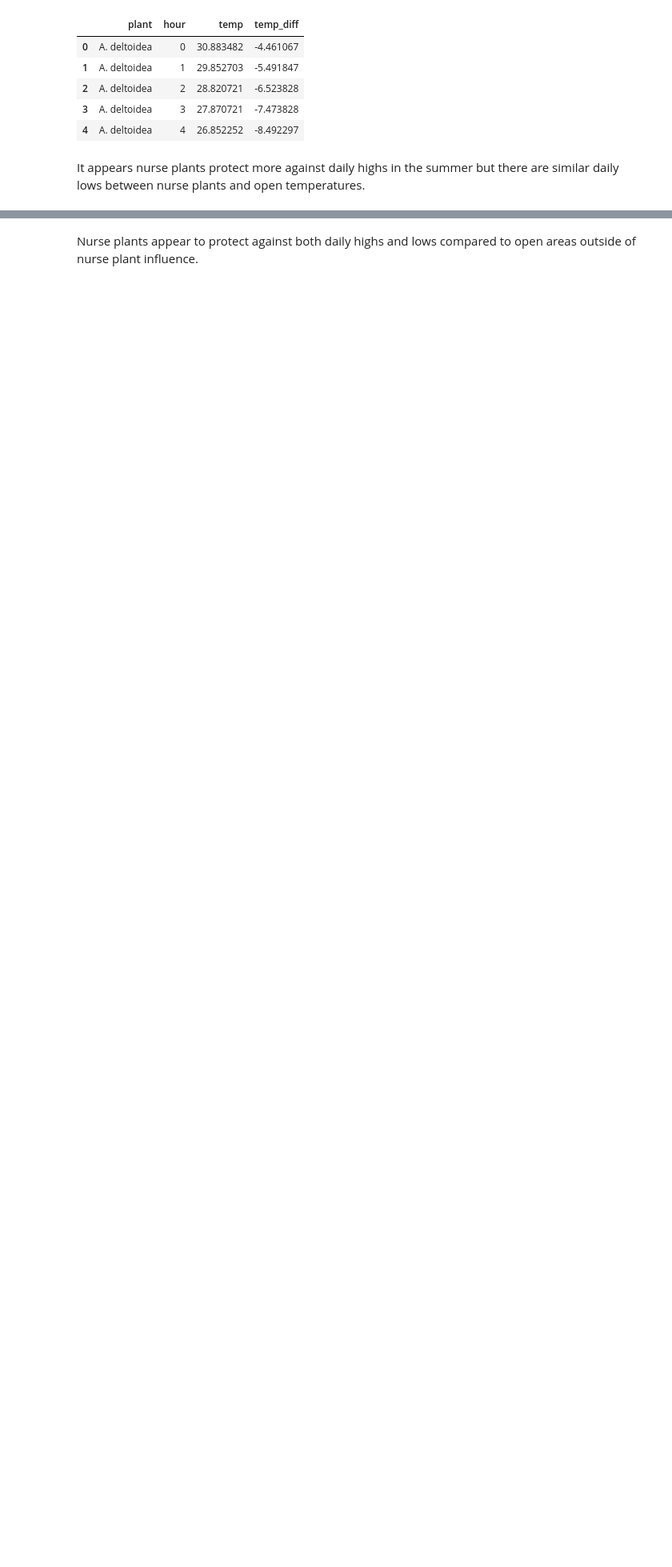
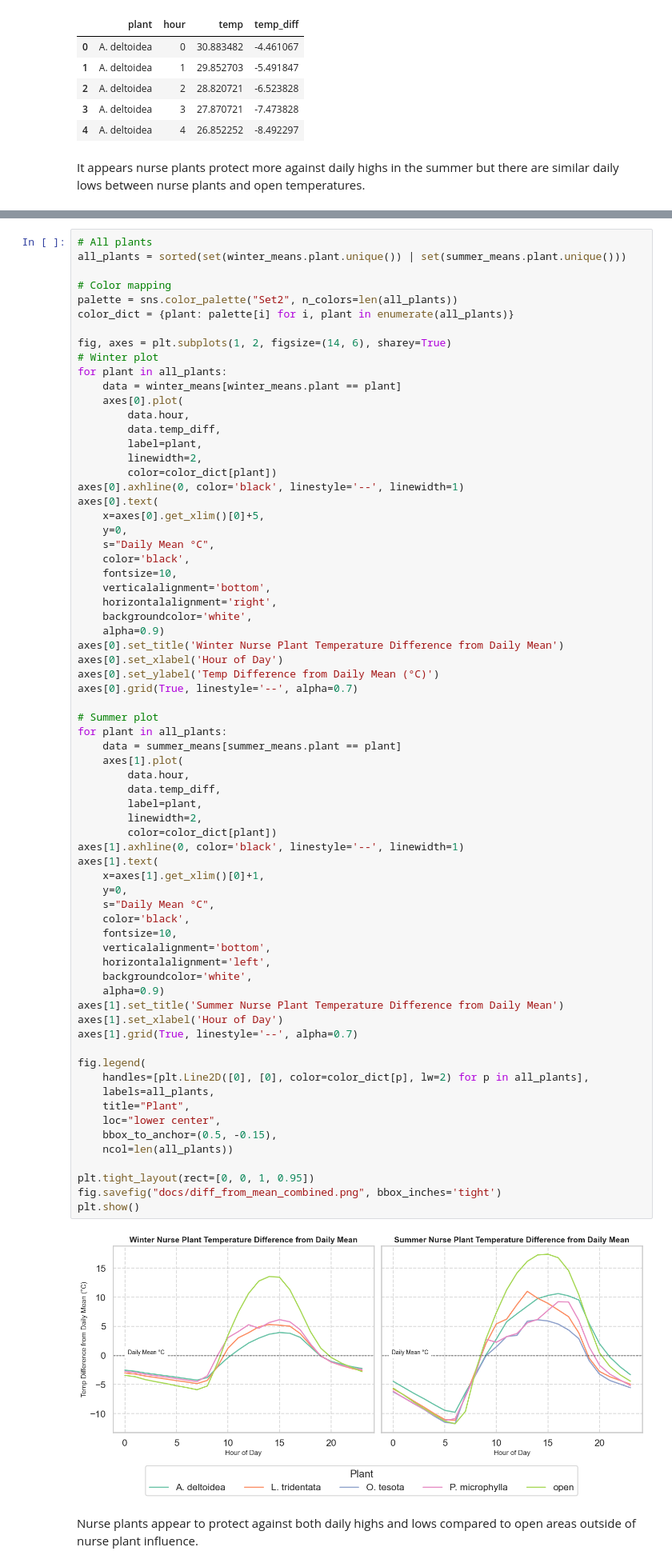
Before and after one commit to haberkornm/Nurse-plant-temperature-microclimates-, a Jupyter notebook: Nurse_plant_analysis.ipynb, the cells around one changed output, grey strips where cells are left out. Shown at 80% size. Drawn from its saved outputs; the diff is of its cells as text; blank space fills up the shorter version.

Commit message:
adjusting images

```diff
--- a/Nurse_plant_analysis.ipynb
+++ b/Nurse_plant_analysis.ipynb
@@ -372,3 +381,74 @@ plt.show()
+# %%
+# All plants
+all_plants = sorted(set(winter_means.plant.unique()) | set(summer_means.plant.unique()))
+
+# Color mapping
+palette = sns.color_palette("Set2", n_colors=len(all_plants))
+color_dict = {plant: palette[i] for i, plant in enumerate(all_plants)}
+
+fig, axes = plt.subplots(1, 2, figsize=(14, 6), sharey=True)
+# Winter plot
+for plant in all_plants:
+    data = winter_means[winter_means.plant == plant]
+    axes[0].plot(
+        data.hour,
+        data.temp_diff,
+        label=plant,
+        linewidth=2,
+        color=color_dict[plant])
+axes[0].axhline(0, color='black', linestyle='--', linewidth=1)
+axes[0].text(
+    x=axes[0].get_xlim()[0]+5,
+    y=0,
+    s="Daily Mean °C",
+    color='black',
+    fontsize=10,
+    verticalalignment='bottom',
+    horizontalalignment='right',
+    backgroundcolor='white',
+    alpha=0.9)
+axes[0].set_title('Winter Nurse Plant Temperature Difference from Daily Mean')
+axes[0].set_xlabel('Hour of Day')
+axes[0].set_ylabel('Temp Difference from Daily Mean (°C)')
+axes[0].grid(True, linestyle='--', alpha=0.7)
+
+# Summer plot
+for plant in all_plants:
+    data = summer_means[summer_means.plant == plant]
+    axes[1].plot(
+        data.hour,
+        data.temp_diff,
+        label=plant,
+        linewidth=2,
+        color=color_dict[plant])
+axes[1].axhline(0, color='black', linestyle='--', linewidth=1)
+axes[1].text(
+    x=axes[1].get_xlim()[0]+1,
+    y=0,
+    s="Daily Mean °C",
+    color='black',
+    fontsize=10,
+    verticalalignment='bottom',
+    horizontalalignment='left',
+    backgroundcolor='white',
+    alpha=0.9)
+axes[1].set_title('Summer Nurse Plant Temperature Difference from Daily Mean')
+axes[1].set_xlabel('Hour of Day')
+axes[1].grid(True, linestyle='--', alpha=0.7)
+
+fig.legend(
+    handles=[plt.Line2D([0], [0], color=color_dict[p], lw=2) for p in all_plants],
+    labels=all_plants,
+    title="Plant",
+    loc="lower center",
+    bbox_to_anchor=(0.5, -0.15),
+    ncol=len(all_plants))
+
+plt.tight_layout(rect=[0, 0, 1, 0.95])
+fig.savefig("docs/diff_from_mean_combined.png", bbox_inches='tight')
+plt.show()
+# %% [output]
+[figure, added]
 # %% [markdown]
 Nurse plants appear to protect against both daily highs and lows compared to open areas outside of nurse plant influence.
 # %%
```
Also changed, not shown: parts of 2 cells of this notebook, 2 other files.
